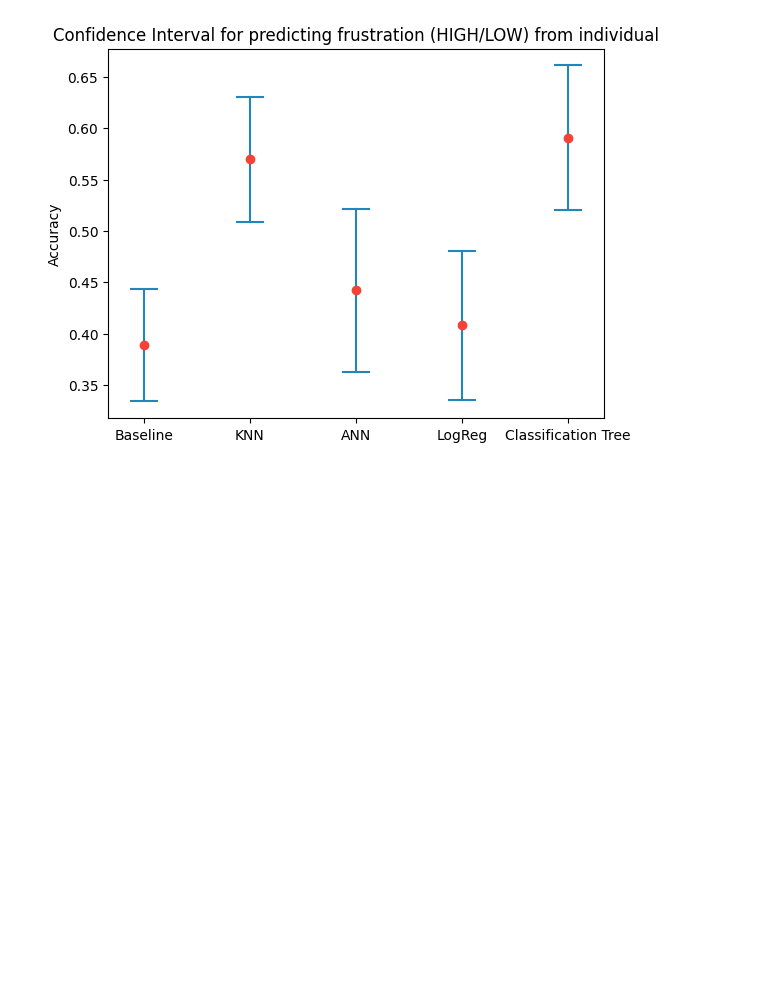
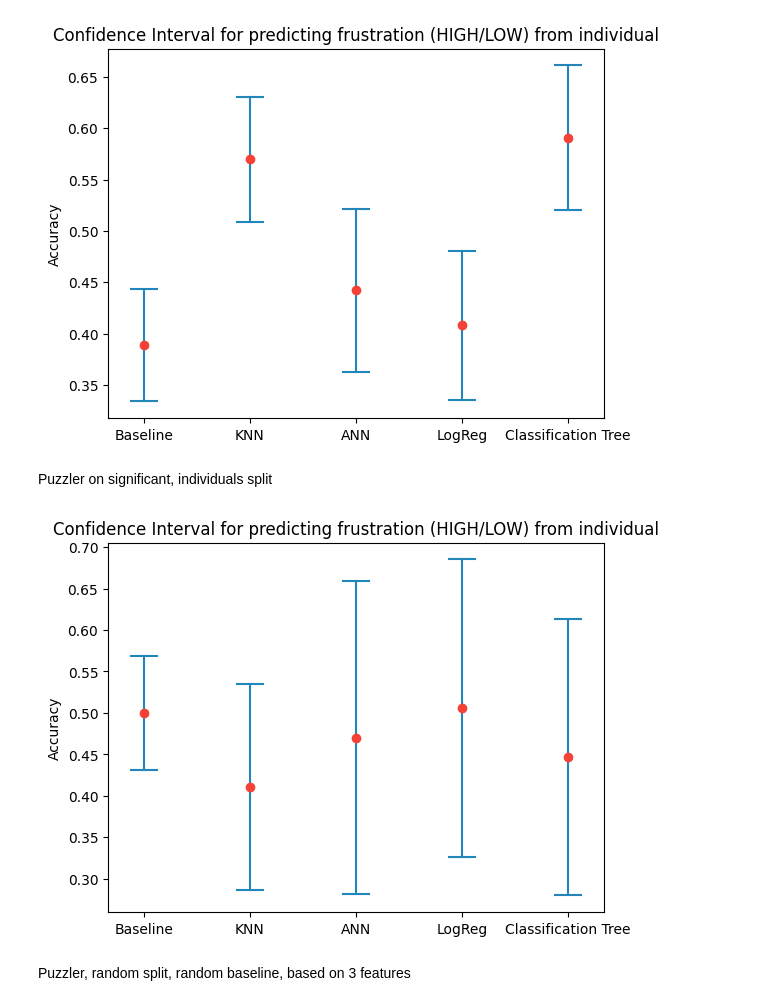
Before and after one commit to Apros7/DTU-AI-Statistics, a Jupyter notebook: AI Stat/Project/confidence_interval.ipynb, the cells around one changed output. Cells and saved outputs as stored; diff of their text form; code cells hidden in the pictures; blank space fills up the shorter version.

Commit message:
never mind, model sucks compared to baseline

```diff
--- a/AI Stat/Project/confidence_interval.ipynb
+++ b/AI Stat/Project/confidence_interval.ipynb
@@ -158,3 +158,25 @@ plt.ylabel('Accuracy')
 plt.show()
 # %% [output]
 [figure]
+# %% [markdown]
+Puzzler on significant, individuals split
+# %%
+base_scores = [0.333333, 0.5, 0.333333, 0.5, 0.5, 0.666667, 0.5, 0.666667, 0.5, 0.666667, 0.333333, 0.666667, 0.5, 0.333333]
+classtree_scores = [0.0, 0.75, 1.0, 0.25, 0.75, 0.166667, 0.166667, 0.583333, 0.583333, 0.416667, 0.25, 0.0, 0.833333, 0.5]
+knn_scores = [0.0, 0.666667, 0.833333, 0.25, 0.666667, 0.416667, 0.333333, 0.583333, 0.416667, 0.5, 0.166667, 0.083333, 0.333333, 0.5]
+logreg_scores = [0.25, 0.833333, 1.0, 0.333333, 0.75, 0.166667, 0.5, 0.416667, 0.583333, 0.166667, 0.083333, 0.083333, 0.916667, 1.0]
+ann_scores = [0.083333, 0.833333, 1.0, 0.25, 0.75, 0.166667, 0.333333, 0.416667, 0.583333, 0.333333, 0.0, 0.0, 0.833333, 1.0]
+# %%
+plt.xticks([1, 2, 3, 4, 5], ['Baseline', 'KNN', 'ANN', 'LogReg', 'Classification Tree'])
+plt.title('Confidence Interval for predicting frustration (HIGH/LOW) from individual')
+plot_confidence_interval(1, base_scores)
+plot_confidence_interval(2, knn_scores)
+plot_confidence_interval(3, ann_scores)
+plot_confidence_interval(4, logreg_scores)
+plot_confidence_interval(5, classtree_scores)
+plt.ylabel('Accuracy')
+plt.show()
+# %% [output]
+[figure, added]
+# %% [markdown]
+Puzzler, random split, random baseline, based on 3 features
```
Also changed, not shown: parts of 3 cells of this notebook, 3 other files.
